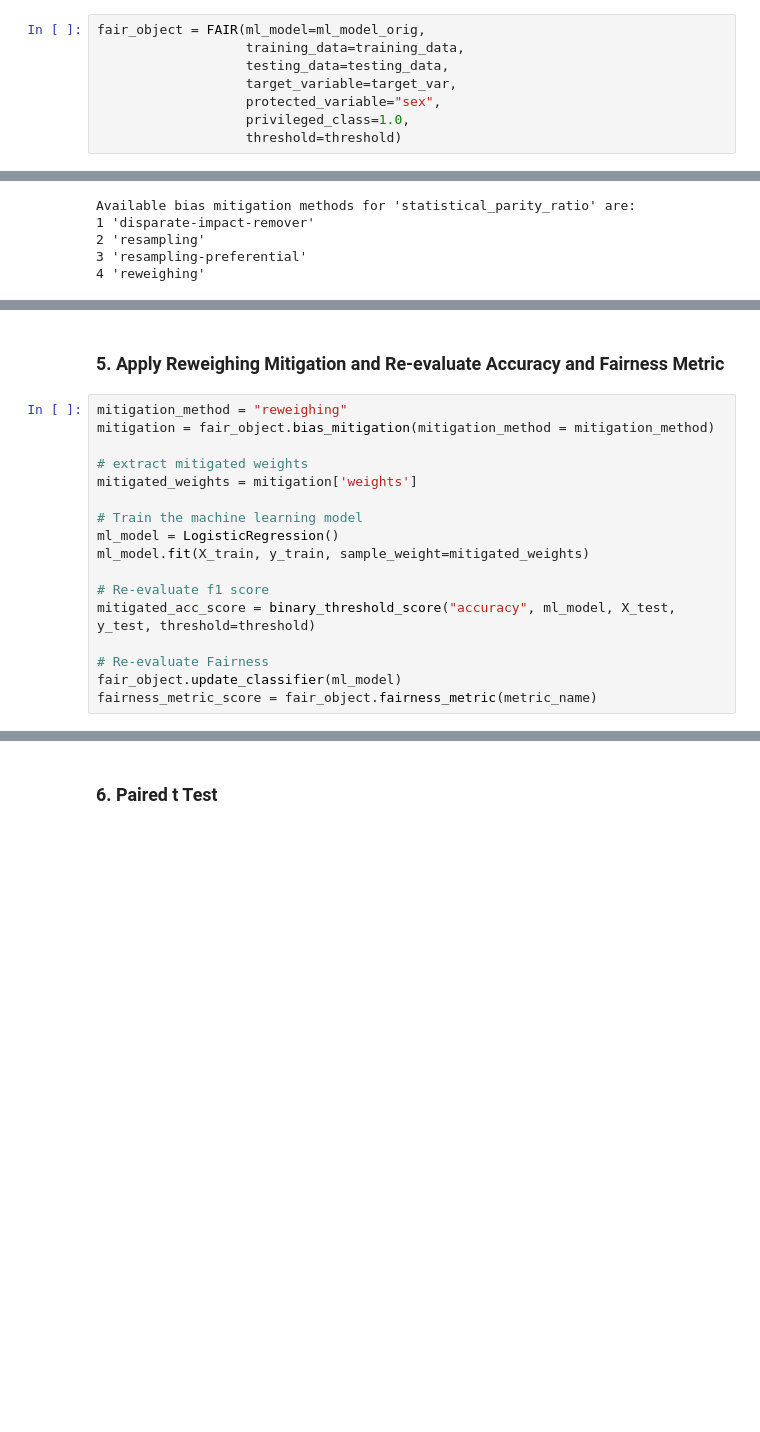
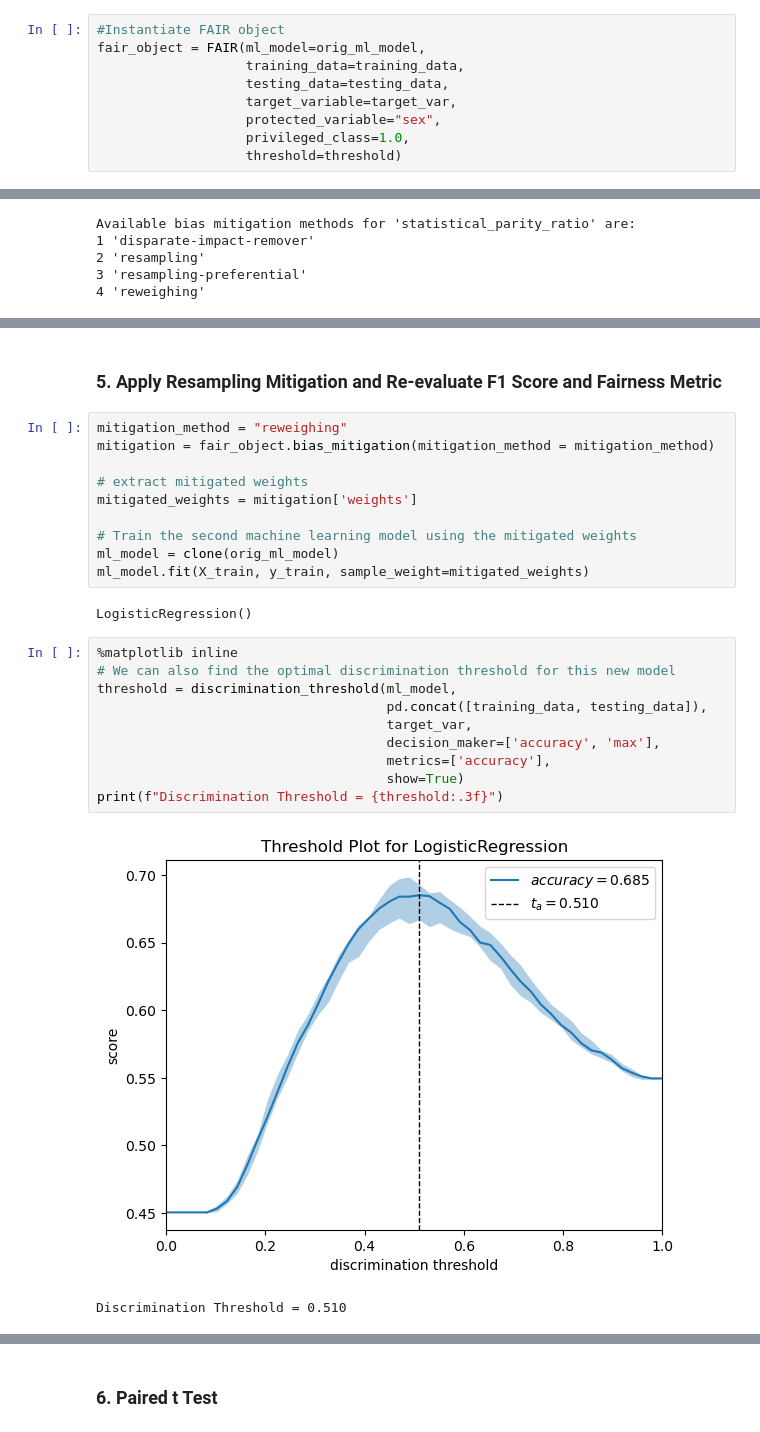
Before and after one commit to EqualityAI/EqualityML, a Jupyter notebook: notebooks/threshold-accuracy.ipynb, the cells around one changed output, grey strips where cells are left out. Drawn from its saved outputs; the diff is of its cells as text; blank space fills up the shorter version.

```diff
--- a/notebooks/threshold-accuracy.ipynb
+++ b/notebooks/threshold-accuracy.ipynb
@@ -83,7 +91,8 @@ Original Accuracy score = 0.689
 # %% [markdown]
 ### 3. Fairness Metric Assessment
 # %%
-fair_object = FAIR(ml_model=ml_model_orig,
+#Instantiate FAIR object
+fair_object = FAIR(ml_model=orig_ml_model,
                    training_data=training_data,
                    testing_data=testing_data,
                    target_variable=target_var,
@@ -123,5 +132,5 @@ reweighing                0.682906                  0.941539
 # %% [markdown]
-### 5. Apply Reweighing Mitigation and Re-evaluate Accuracy and Fairness Metric
+### 5. Apply Resampling Mitigation and Re-evaluate F1 Score and Fairness Metric
 # %%
 mitigation_method = "reweighing"
 mitigation = fair_object.bias_mitigation(mitigation_method = mitigation_method)
@@ -129,13 +138,21 @@ mitigation = fair_object.bias_mitigation(mitigation_method = mitigation_method)
 # extract mitigated weights
 mitigated_weights = mitigation['weights']
 
-# Train the machine learning model
-ml_model = LogisticRegression()
+# Train the second machine learning model using the mitigated weights
+ml_model = clone(orig_ml_model)
 ml_model.fit(X_train, y_train, sample_weight=mitigated_weights)
-
-# Re-evaluate f1 score
-mitigated_acc_score = binary_threshold_score("accuracy", ml_model, X_test, y_test, threshold=threshold)
-
-# Re-evaluate Fairness
-fair_object.update_classifier(ml_model)
-fairness_metric_score = fair_object.fairness_metric(metric_name)
+# %% [output]
+LogisticRegression()
+# %%
+%matplotlib inline
+# We can also find the optimal discrimination threshold for this new model
+threshold = discrimination_threshold(ml_model,
+                                     pd.concat([training_data, testing_data]),
+                                     target_var,
+                                     decision_maker=['accuracy', 'max'],
+                                     metrics=['accuracy'],
+                                     show=True)
+print(f"Discrimination Threshold = {threshold:.3f}")
+# %% [output]
+[figure, added]
+Discrimination Threshold = 0.510
```
Also changed, not shown: parts of 15 cells of this notebook, 5 other files.
